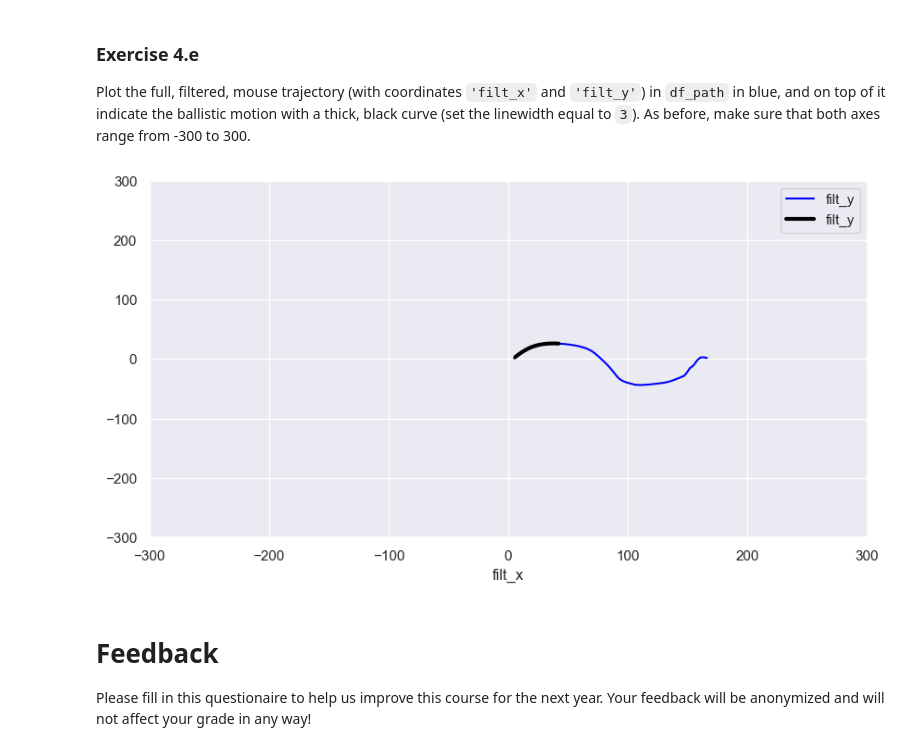
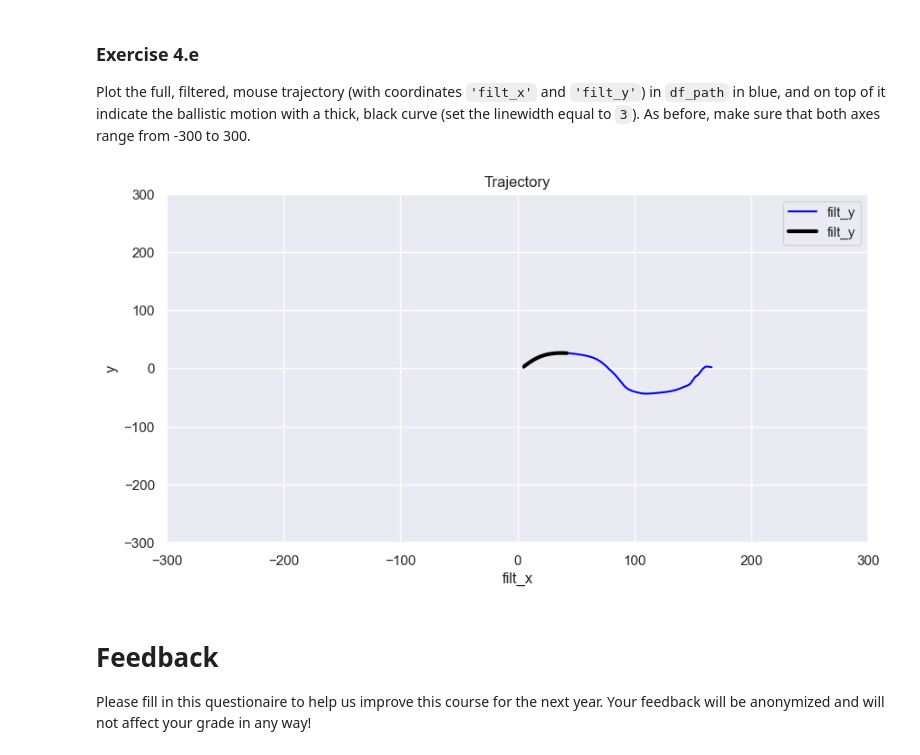
Before and after one commit to Modgen1/2IAB1, a Jupyter notebook: 5_DAS/Exercises-DAS-2076209.ipynb, the cells around one changed output. Drawn from its saved outputs; the diff is of its cells as text; code cells hidden in the pictures.

```diff
--- a/5_DAS/Exercises-DAS-2076209.ipynb
+++ b/5_DAS/Exercises-DAS-2076209.ipynb
@@ -1402,12 +1402,12 @@ Plot the full, filtered, mouse trajectory (with coordinates `'filt_x'` and `'fil
 # %%
 #// BEGIN_TODO [DAS_4e] Plot ballistic motion (1 point)
 
-ax = df_path.plot(x='filt_x', y='filt_y', xlim=(-300, 300), ylim=(-300, 300), c='blue')
+ax = df_path.plot(x='filt_x', y='filt_y', xlim=(-300, 300), ylim=(-300, 300), c='blue', xlabel='x', ylabel='y', title='Trajectory')
 df_ballistic.plot(x='filt_x', y='filt_y', ax=ax, color='black', linewidth=3);
 
 #// END_TODO [DAS_4e]
 # %% [output]
-[figure, old version]
+[figure, new version]
 # %% [markdown]
 # Feedback
 
```
